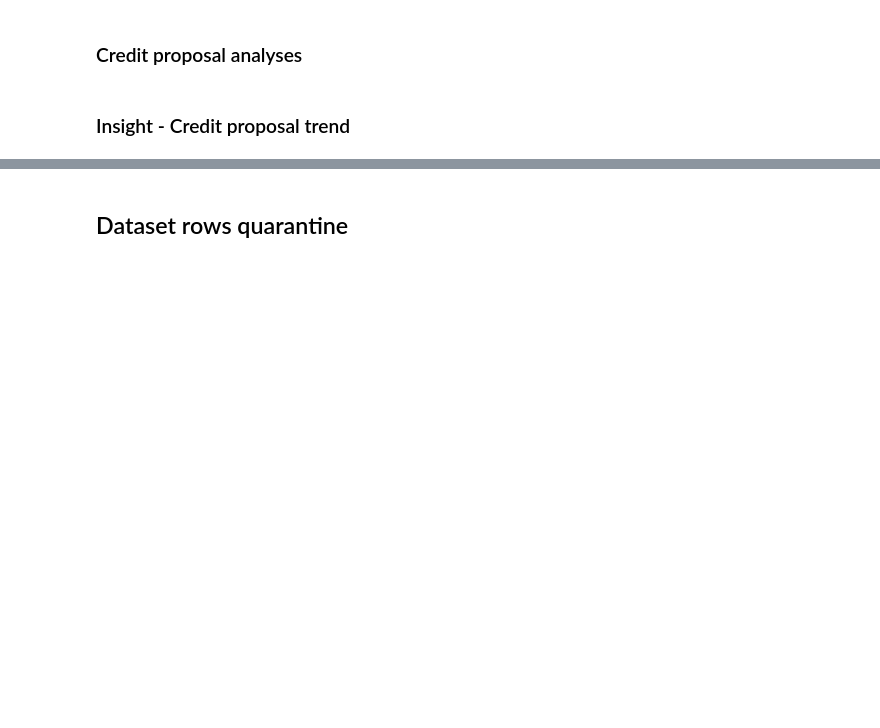
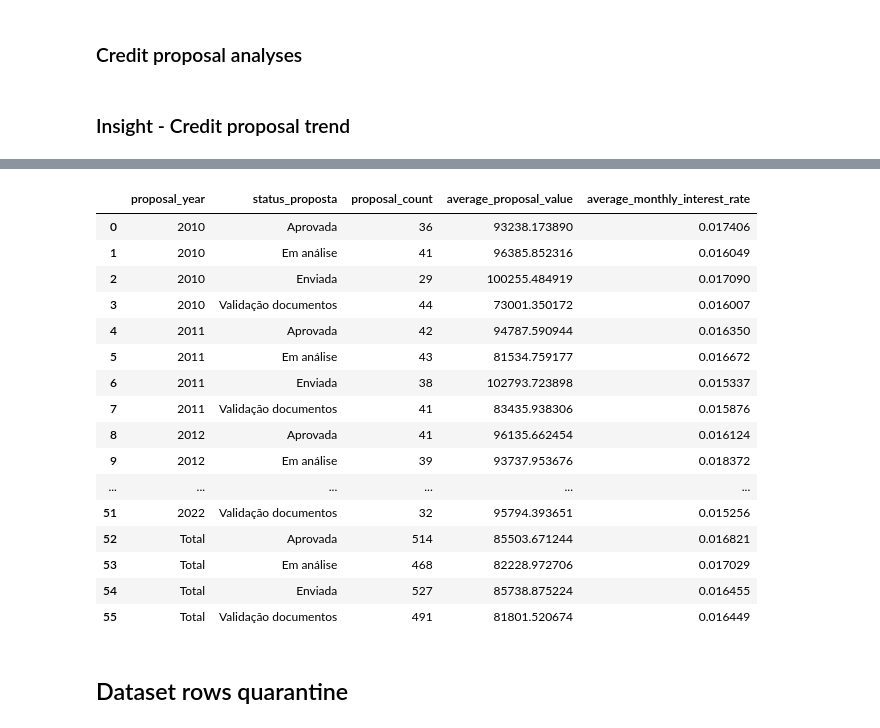
Before and after one commit to luiz-ed-ferreira/Project_BanvicDataAnalytics, a Jupyter notebook: notebooks/main_analyses.ipynb, the cells around one changed output, grey strips where cells are left out. Saved outputs shown, nothing was run; the diff lists cells and outputs as text; code cells hidden in the pictures; blank space fills up the shorter version.

```diff
--- a/notebooks/main_analyses.ipynb
+++ b/notebooks/main_analyses.ipynb
@@ -1541,0 +1681,25 @@ plt.show()
+# %%
+#Função que calcula o valor médio das propostas e a taxa de juros média, segmentados por ano e status da proposta
+credit_proposal_analysis = analytic.analyze_credit_proposal_values(
+    new_datasets["propostas_credito"]
+)
+
+display(credit_proposal_analysis)
+# %% [output]
+|  | proposal_year | status_proposta | proposal_count | average_proposal_value | average_monthly_interest_rate |
+| 0 | 2010 | Aprovada | 36 | 93238.173890 | 0.017406 |
+| 1 | 2010 | Em análise | 41 | 96385.852316 | 0.016049 |
+| 2 | 2010 | Enviada | 29 | 100255.484919 | 0.017090 |
+| 3 | 2010 | Validação documentos | 44 | 73001.350172 | 0.016007 |
+| 4 | 2011 | Aprovada | 42 | 94787.590944 | 0.016350 |
+| 5 | 2011 | Em análise | 43 | 81534.759177 | 0.016672 |
+| 6 | 2011 | Enviada | 38 | 102793.723898 | 0.015337 |
+| 7 | 2011 | Validação documentos | 41 | 83435.938306 | 0.015876 |
+| 8 | 2012 | Aprovada | 41 | 96135.662454 | 0.016124 |
+| 9 | 2012 | Em análise | 39 | 93737.953676 | 0.018372 |
+| ... | ... | ... | ... | ... | ... |
+| 51 | 2022 | Validação documentos | 32 | 95794.393651 | 0.015256 |
+| 52 | Total | Aprovada | 514 | 85503.671244 | 0.016821 |
+| 53 | Total | Em análise | 468 | 82228.972706 | 0.017029 |
+| 54 | Total | Enviada | 527 | 85738.875224 | 0.016455 |
+| 55 | Total | Validação documentos | 491 | 81801.520674 | 0.016449 |
```
Also changed, not shown: parts of 8 cells of this notebook, 3 other files.
